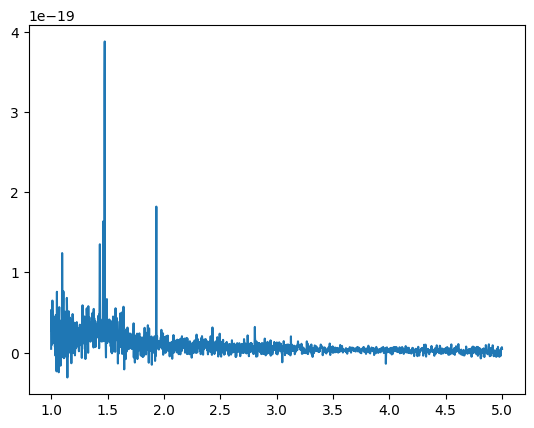
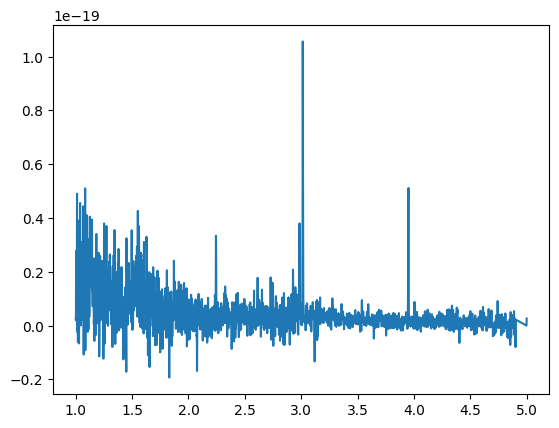
Code edit (unified diff) that turned the first committed figure into the second:
--- before
+++ after
@@ -1 +1 @@
-plt.plot(spec['wavelength_high'], spec['flux_high'][300])
+plt.plot(spec['wavelength_high'], spec['flux_high'][4])

Commit: add another example spectrum (single)